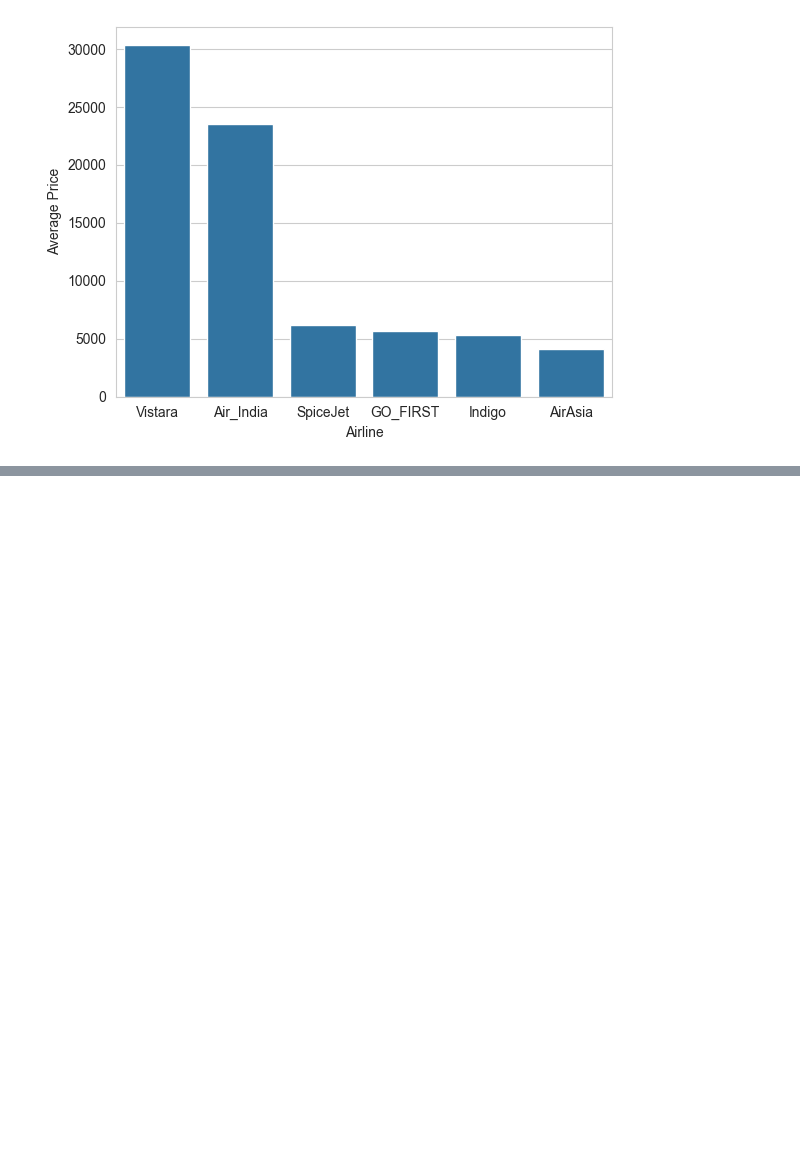
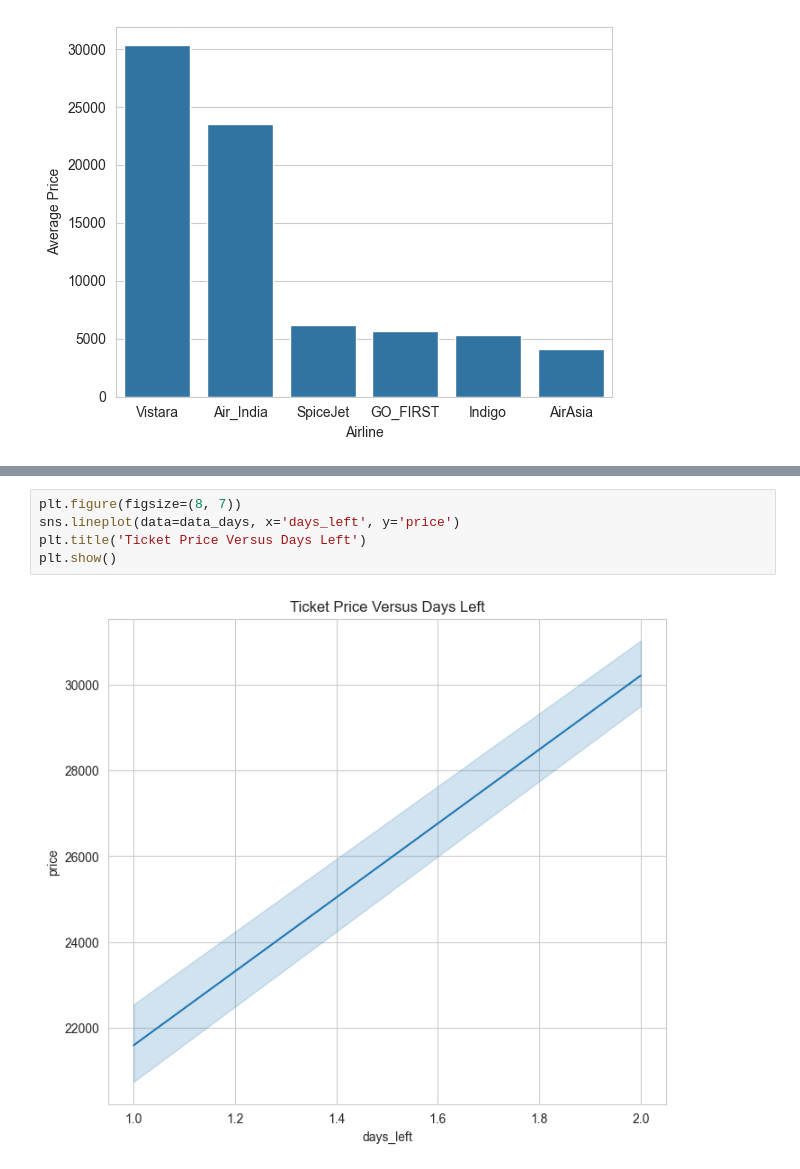
Before and after one commit to gmarinns/flight-price, a Jupyter notebook: Flight-Prices.ipynb, the cells around one changed output, grey strips where cells are left out. Cells and saved outputs as stored; diff of their text form; blank space fills up the shorter version.

```diff
--- a/Flight-Prices.ipynb
+++ b/Flight-Prices.ipynb
@@ -141,0 +140,7 @@ data_days
+# %%
+plt.figure(figsize=(8, 7))
+sns.lineplot(data=data_days, x='days_left', y='price')
+plt.title('Ticket Price Versus Days Left')
+plt.show()
+# %% [output]
+[figure, added]
```
Also changed, not shown: parts of 8 cells of this notebook.
